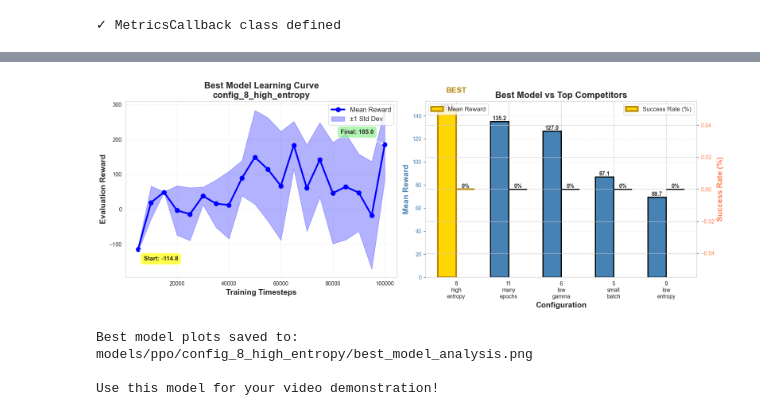
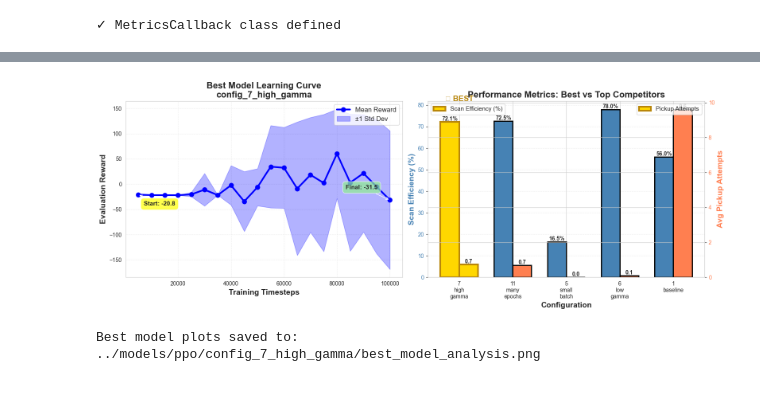
Before and after one commit to buwituze/fire_rescue_agent, a Jupyter notebook: training/ppo_training.ipynb, the cells around one changed output, grey strips where cells are left out. Cells and saved outputs as stored; diff of their text form; code cells hidden in the pictures.

```diff
--- a/training/ppo_training.ipynb
+++ b/training/ppo_training.ipynb
@@ -768,16 +971,21 @@ if len(all_results) > 0:
     best = results_sorted[0]
 
     print("\n" + "="*80)
-    print("🏆 BEST PERFORMING CONFIGURATION")
+    print("BEST PERFORMING CONFIGURATION")
     print("="*80)
-    print(f"\n📛 Config: {best['config_name']}")
-    print(f"📝 Description: {best['config']['description']}")
-    print(f"\n📊 PERFORMANCE METRICS:")
-    print(f"   🎯 Mean Reward: {best['mean_reward']:.2f} ± {best['std_reward']:.2f}")
-    print(f"   ✅ Success Rate: {best['success_rate']:.1%}")
-    print(f"   ⏱️  Training Time: {best['training_time']/60:.1f} minutes")
+    print(f"\nConfig: {best['config_name']}")
+    print(f"Description: {best['config']['description']}")
+    print(f"\nPERFORMANCE METRICS:")
+    print(f"   Mean Reward: {best['mean_reward']:.2f} ± {best['std_reward']:.2f}")
+    print(f"   Avg Episode Length: {best['avg_episode_length']:.1f} steps")
+    print(f"   Wall Collision Rate: {best['wall_collision_rate']:.2%}")
+    print(f"   Scan Efficiency: {best['scan_efficiency']:.2%}")
+    print(f"   Avg Pickup Attempts: {best['avg_pickup_attempts']:.2f}")
+    if best['avg_time_to_find_survivor'] is not None:
+        print(f"   Avg Time to Find Survivor: {best['avg_time_to_find_survivor']:.1f} steps")
+    print(f"   Training Time: {best['training_time']/60:.1f} minutes")
 
-    print(f"\n⚙️  HYPERPARAMETERS:")
+    print(f"\nHYPERPARAMETERS:")
     print(f"   • Learning Rate: {best['config']['learning_rate']:.0e}")
     print(f"   • Gamma: {best['config']['gamma']}")
     print(f"   • Batch Size: {best['config']['batch_size']}")
@@ -788,8 +996,8 @@ if len(all_results) > 0:
     print(f"   • Entropy Coef: {best['config']['ent_coef']}")
     print(f"   • Network: {best['config']['policy_kwargs']['net_arch']}")
 
-    print(f"\n💾 Model saved at:")
-    print(f"   models/ppo/{best['config_name']}/final_model.zip")
+    print(f"\nModel saved at:")
+    print(f"   ../models/ppo/{best['config_name']}/final_model.zip")
     print("="*80)
 
     # ─────────────────────────────────────────────────────────────────────
@@ -834,25 +1042,26 @@ if len(all_results) > 0:
                     bbox=dict(boxstyle='round,pad=0.5', fc='lightgreen', alpha=0.7),
                     arrowprops=dict(arrowstyle='->', connectionstyle='arc3,rad=0'))
 
-    # Plot 2: Performance Comparison (Best vs Others)
+    # Plot 2: Performance Metrics Comparison (Best vs Others)
     ax2 = axes[1]
 
     # Top 5 configs for comparison
     top5 = results_sorted[:5]
     config_names = [r['config_name'].replace('config_', '').replace('_', '\n') for r in top5]
-    mean_rewards = [r['mean_reward'] for r in top5]
-    success_rates = [r['success_rate'] * 100 for r in top5]
+    scan_effs = [r['scan_efficiency'] * 100 for r in top5]  # Convert to percentage
+    pickup_atts = [r['avg_pickup_attempts'] for r in top5]
+    mean_rewards = [r['mean_reward'] for r in top5]  # For annotation positioning
 
     x = np.arange(len(config_names))
     width = 0.35
 
     # Create bars
-    bars1 = ax2.bar(x - width/2, mean_rewards, width, label='Mean Reward',
+    bars1 = ax2.bar(x - width/2, scan_effs, width, label='Scan Efficiency (%)',
                     color='steelblue', edgecolor='black', linewidth=2)
 
-    # Create twin axis for success rate
+    # Create twin axis for pickup attempts
     ax2_twin = ax2.twinx()
-    bars2 = ax2_twin.bar(x + width/2, success_rates, width, label='Success Rate (%)',
+    bars2 = ax2_twin.bar(x + width/2, pickup_atts, width, label='Pickup Attempts',
                         color='coral', edgecolor='black', linewidth=2)
 
     # Highlight best model
@@ -864,21 +1073,21 @@ if len(all_results) > 0:
     bars2[0].set_linewidth(3)
 
     # Add value labels
-    for bar, val in zip(bars1, mean_rewards):
+    for bar, val in zip(bars1, scan_effs):
         height = bar.get_height()
         ax2.text(bar.get_x() + bar.get_width()/2., height,
-                f'{val:.1f}', ha='center', va='bottom', fontsize=10, fontweight='bold')
+                f'{val:.1f}%', ha='center', va='bottom', fontsize=10, fontweight='bold')
 
-    for bar, val in zip(bars2, success_rates):
+    for bar, val in zip(bars2, pickup_atts):
         height = bar.get_height()
         ax2_twin.text(bar.get_x() + bar.get_width()/2., height,
-                     f'{val:.0f}%', ha='center', va='bottom', fontsize=10, fontweight='bold')
+                     f'{val:.1f}', ha='center', va='bottom', fontsize=10, fontweight='bold')
 
     # Formatting
     ax2.set_xlabel('Configuration', fontsize=14, fontweight='bold')
-    ax2.set_ylabel('Mean Reward', fontsize=14, fontweight='bold', color='steelblue')
-    ax2_twin.set_ylabel('Success Rate (%)', fontsize=14, fontweight='bold', color='coral')
-    ax2.set_title('Best Model vs Top Competitors', fontsize=16, fontweight='bold')
+    ax2.set_ylabel('Scan Efficiency (%)', fontsize=14, fontweight='bold', color='steelblue')
+    ax2_twin.set_ylabel('Avg Pickup Attempts', fontsize=14, fontweight='bold', color='coral')
+    ax2.set_title('Performance Metrics: Best vs Top Competitors', fontsize=16, fontweight='bold')
     ax2.set_xticks(x)
     ax2.set_xticklabels(config_names, fontsize=10)
     ax2.legend(loc='upper left', fontsize=11)
@@ -888,14 +1097,15 @@ if len(all_results) > 0:
     ax2_twin.tick_params(axis='y', labelcolor='coral')
 
     # Add crown emoji annotation for best model
-    ax2.text(0, max(mean_rewards) * 1.1, 'BEST', ha='center', fontsize=14,
+    ax2.text(0, max(scan_effs) * 1.05, '👑 BEST', ha='center', fontsize=14,
             fontweight='bold', color='darkgoldenrod')
 
     plt.tight_layout()
-    plt.savefig(f'models/ppo/{best["config_name"]}/best_model_analysis.png', dpi=200, bbox_inches='tight')
+
+    plt.savefig(f'../models/ppo/{best["config_name"]}/best_model_analysis.png', dpi=200, bbox_inches='tight')
+    print(f"\nUse this model for your video demonstration!")
+
     plt.show()
-
-    print(f"\nBest model plots saved to: models/ppo/{best['config_name']}/best_model_analysis.png")
-    print(f"\nUse this model for your video demonstration!")
+    print(f"\nBest model plots saved to: ../models/ppo/{best['config_name']}/best_model_analysis.png")
 # %% [output]
 ================================================================================
@@ -918,7 +1128,5 @@ if len(all_results) > 0:
-[figure, old version]
+[figure, new version]
-Best model plots saved to: models/ppo/config_8_high_entropy/best_model_analysis.png
-
-Use this model for your video demonstration!
+Best model plots saved to: ../models/ppo/config_7_high_gamma/best_model_analysis.png
 # %%
 # ═══════════════════════════════════════════════════════════════════════
 # CELL 10: LOAD AND TEST BEST MODEL
```
Also changed, not shown: parts of 13 cells of this notebook, 4 other files.
